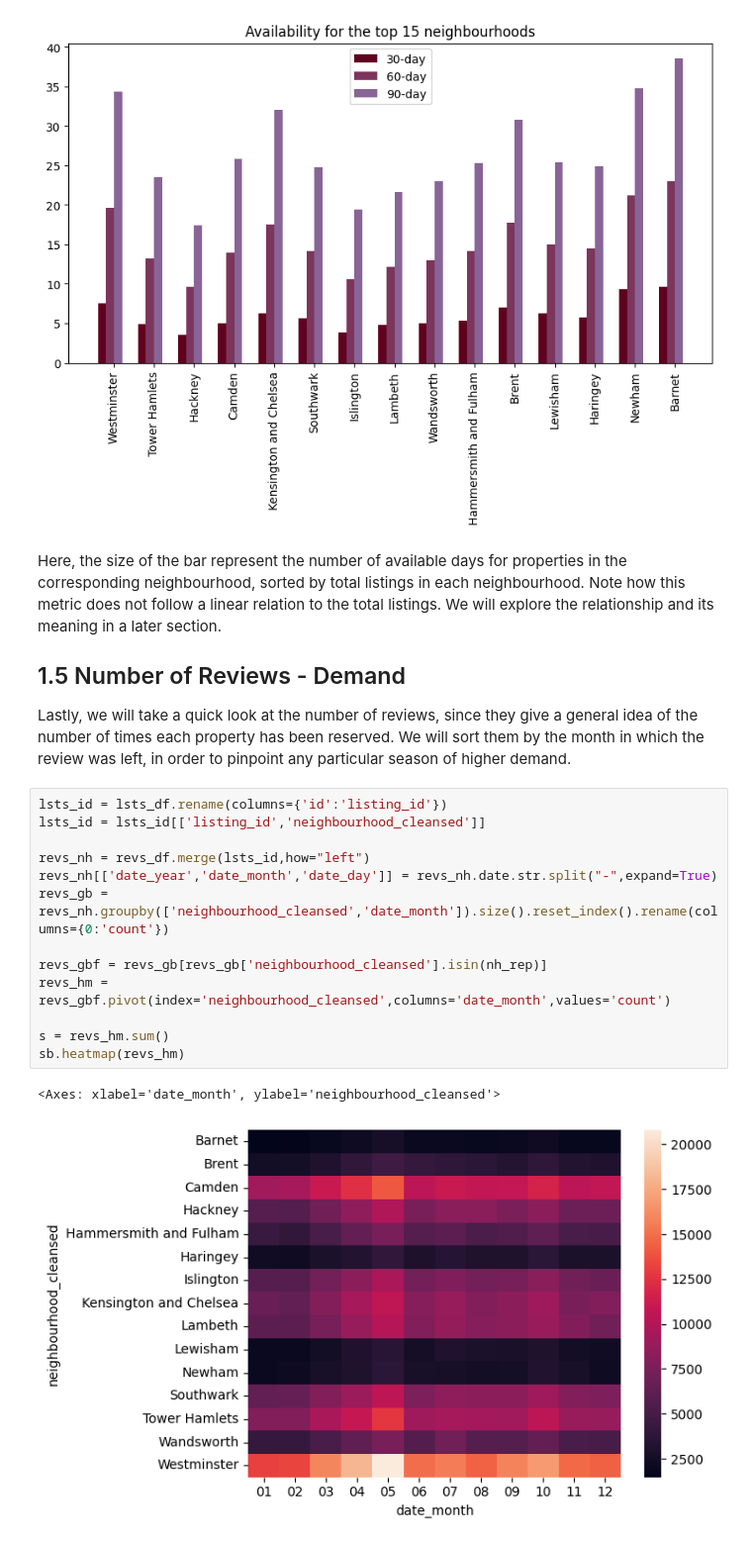
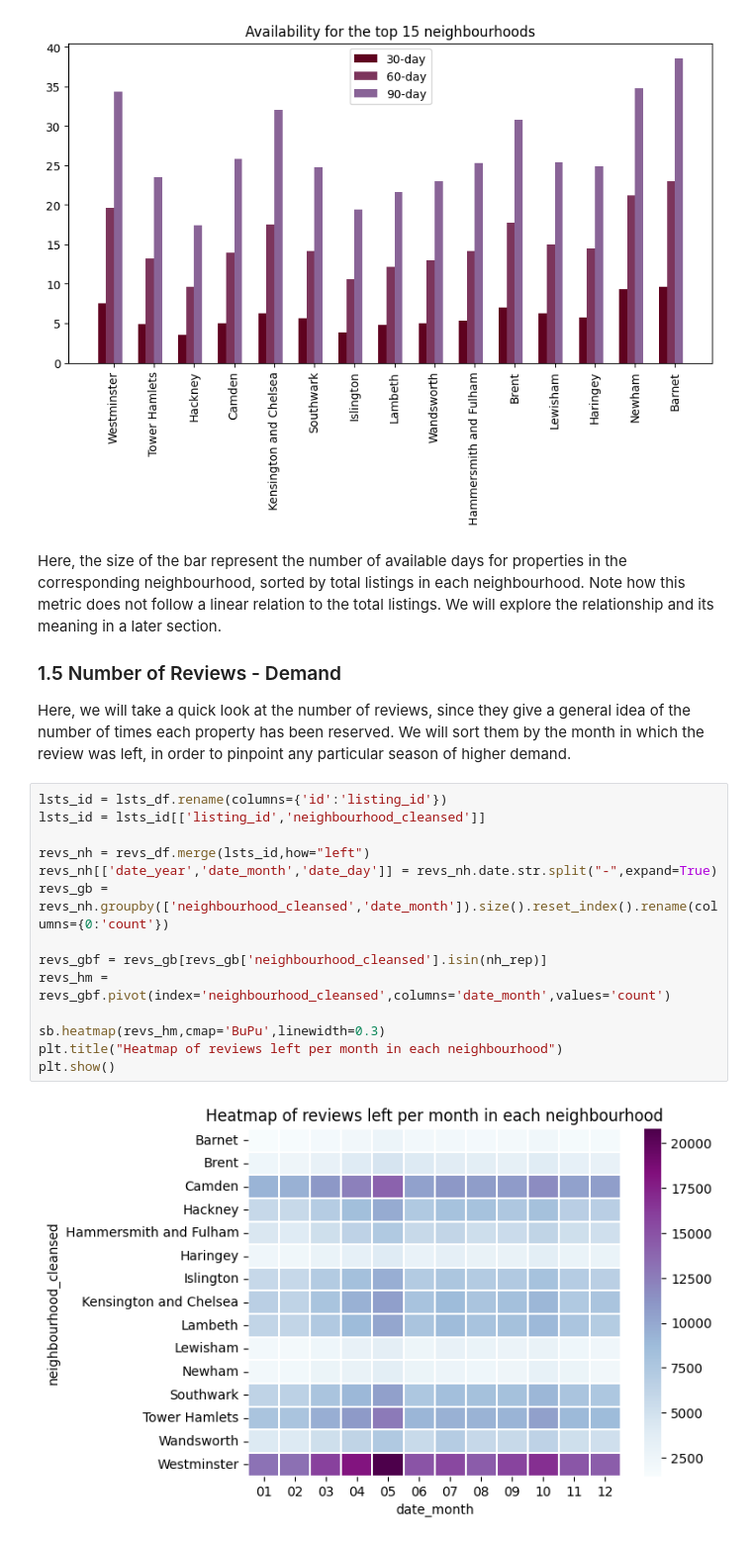
Before and after one commit to DJRT-11/MINE4101-T1, a Jupyter notebook: DevNotebook.ipynb, the cells around one changed output. Shown at 99% size. Cells and saved outputs as stored; diff of their text form.

```diff
--- a/DevNotebook.ipynb
+++ b/DevNotebook.ipynb
@@ -206,23 +205,23 @@ plt.show()
 # %% [markdown]
 Here, the size of the bar represent the number of available days for properties in the corresponding neighbourhood, sorted by total listings in each neighbourhood. Note how this metric does not follow a linear relation to the total listings. We will explore the relationship and its meaning in a later section.
 
-## 1.5 Number of Reviews - Demand
-Lastly, we will take a quick look at the number of reviews, since they give a general idea of the number of times each property has been reserved. We will sort them by the month in which the review was left, in order to pinpoint any particular season of higher demand.
+### 1.5 Number of Reviews - Demand
+Here, we will take a quick look at the number of reviews, since they give a general idea of the number of times each property has been reserved. We will sort them by the month in which the review was left, in order to pinpoint any particular season of higher demand.
 # %%
 lsts_id = lsts_df.rename(columns={'id':'listing_id'})
 lsts_id = lsts_id[['listing_id','neighbourhood_cleansed']]
 
 revs_nh = revs_df.merge(lsts_id,how="left")
 revs_nh[['date_year','date_month','date_day']] = revs_nh.date.str.split("-",expand=True)
 revs_gb = revs_nh.groupby(['neighbourhood_cleansed','date_month']).size().reset_index().rename(columns={0:'count'})
 
 revs_gbf = revs_gb[revs_gb['neighbourhood_cleansed'].isin(nh_rep)]
 revs_hm = revs_gbf.pivot(index='neighbourhood_cleansed',columns='date_month',values='count')
 
-s = revs_hm.sum()
-sb.heatmap(revs_hm)
+sb.heatmap(revs_hm,cmap='BuPu',linewidth=0.3)
+plt.title("Heatmap of reviews left per month in each neighbourhood")
+plt.show()
 # %% [output]
-<Axes: xlabel='date_month', ylabel='neighbourhood_cleansed'>
-[figure, old version]
+[figure, new version]
 # %% [markdown]
 From this heatmap we can see that, accross all neighbourhoods, there are more the months of April, May, and October
```
Also changed, not shown: parts of 17 cells of this notebook, 1 other file.
